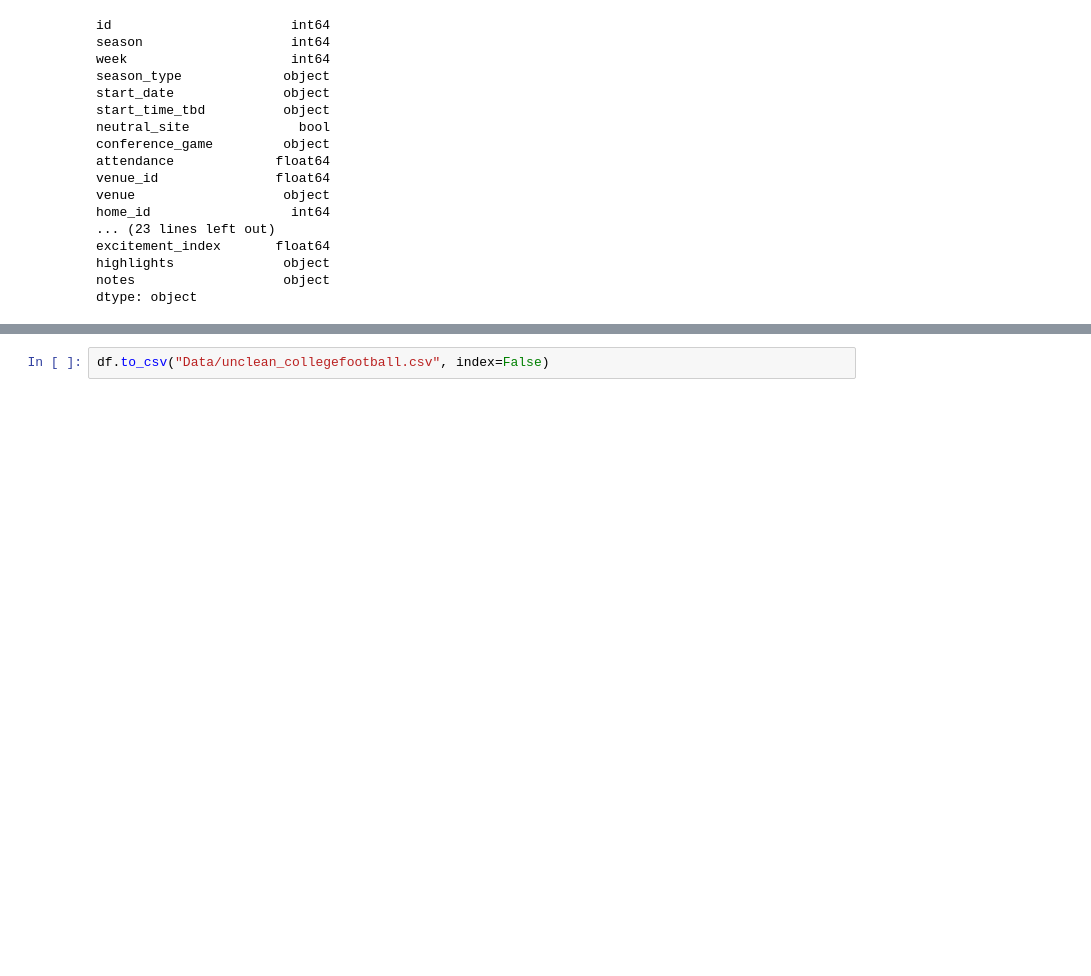
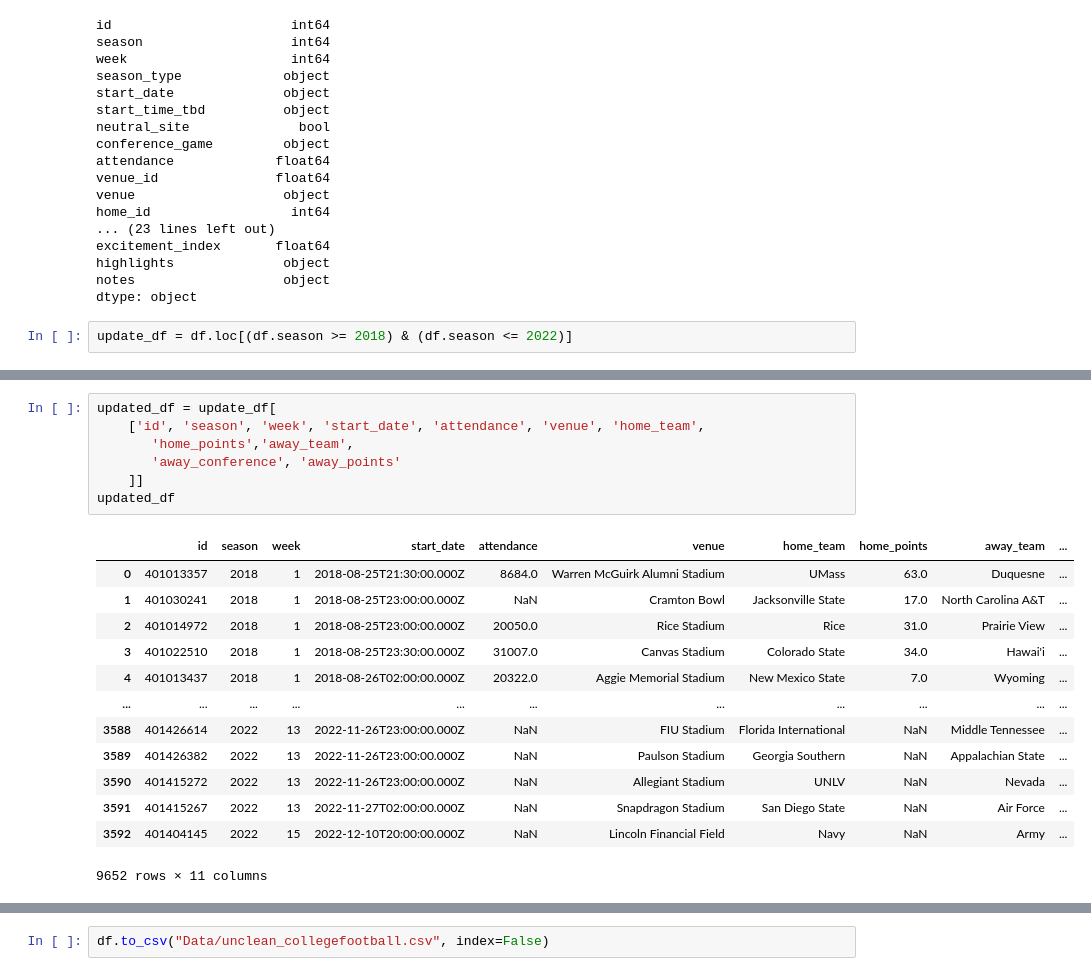
Before and after one commit to baumgartner-99/Team-7-Final-Project, a Jupyter notebook: College_football_prediction.ipynb, the cells around one changed output, grey strips where cells are left out. Drawn from its saved outputs; the diff is of its cells as text; blank space fills up the shorter version.

```diff
--- a/College_football_prediction.ipynb
+++ b/College_football_prediction.ipynb
@@ -244,3 +229,5 @@ excitement_index       float64
 highlights              object
 notes                   object
 dtype: object
+# %%
+update_df = df.loc[(df.season >= 2018) & (df.season <= 2022)]
@@ -246,0 +248,21 @@ dtype: object
+# %%
+updated_df = update_df[
+    ['id', 'season', 'week', 'start_date', 'attendance', 'venue', 'home_team',
+       'home_points','away_team',
+       'away_conference', 'away_points'
+    ]]
+updated_df
+# %% [output]
+|  | id | season | week | start_date | attendance | venue | home_team | home_points | away_team | ... |
+| 0 | 401013357 | 2018 | 1 | 2018-08-25T21:30:00.000Z | 8684.0 | Warren McGuirk Alumni Stadium | UMass | 63.0 | Duquesne | ... |
+| 1 | 401030241 | 2018 | 1 | 2018-08-25T23:00:00.000Z | NaN | Cramton Bowl | Jacksonville State | 17.0 | North Carolina A&T | ... |
+| 2 | 401014972 | 2018 | 1 | 2018-08-25T23:00:00.000Z | 20050.0 | Rice Stadium | Rice | 31.0 | Prairie View | ... |
+| 3 | 401022510 | 2018 | 1 | 2018-08-25T23:30:00.000Z | 31007.0 | Canvas Stadium | Colorado State | 34.0 | Hawai'i | ... |
+| 4 | 401013437 | 2018 | 1 | 2018-08-26T02:00:00.000Z | 20322.0 | Aggie Memorial Stadium | New Mexico State | 7.0 | Wyoming | ... |
+| ... | ... | ... | ... | ... | ... | ... | ... | ... | ... | ... |
+| 3588 | 401426614 | 2022 | 13 | 2022-11-26T23:00:00.000Z | NaN | FIU Stadium | Florida International | NaN | Middle Tennessee | ... |
+| 3589 | 401426382 | 2022 | 13 | 2022-11-26T23:00:00.000Z | NaN | Paulson Stadium | Georgia Southern | NaN | Appalachian State | ... |
+| 3590 | 401415272 | 2022 | 13 | 2022-11-26T23:00:00.000Z | NaN | Allegiant Stadium | UNLV | NaN | Nevada | ... |
+| 3591 | 401415267 | 2022 | 13 | 2022-11-27T02:00:00.000Z | NaN | Snapdragon Stadium | San Diego State | NaN | Air Force | ... |
+| 3592 | 401404145 | 2022 | 15 | 2022-12-10T20:00:00.000Z | NaN | Lincoln Financial Field | Navy | NaN | Army | ... |
+9652 rows × 11 columns
```
Also changed, not shown: parts of 17 cells of this notebook, 2 other files.
